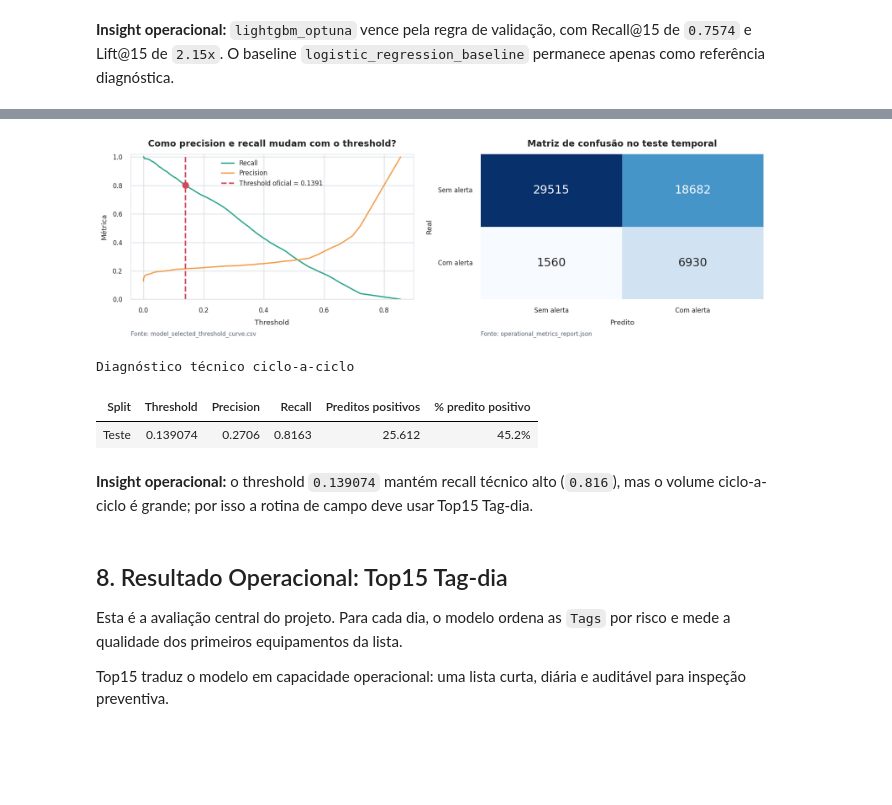
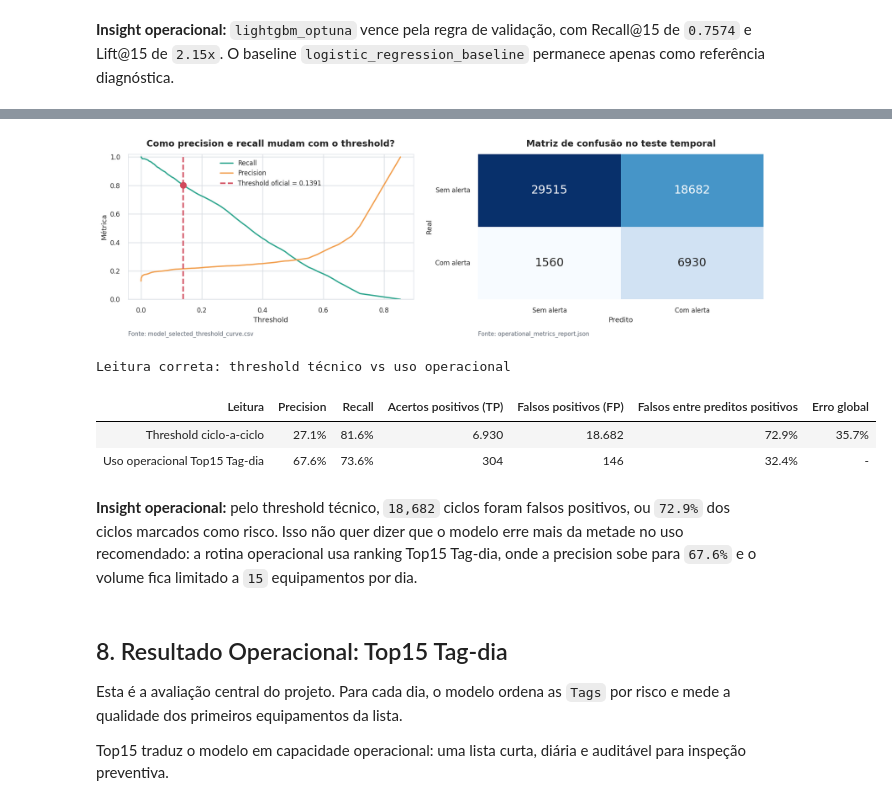
Before and after one commit to LuccaRomagnolli/Projeto-Vale, a Jupyter notebook: notebooks/main.ipynb, the cells around one changed output, grey strips where cells are left out. Drawn from its saved outputs; the diff is of its cells as text; code cells hidden in the pictures; blank space fills up the shorter version.

Commit message:
updates in main.ipynb, model_comparison.png, qc_dashboard.png, relatorio_plots_main.pdf

```diff
--- a/notebooks/main.ipynb
+++ b/notebooks/main.ipynb
@@ -681,50 +686,83 @@ fp = int(threshold_test["false_positive"])
 fn = int(threshold_test["false_negative"])
 tn = rows - tp - fp - fn
 cm = np.array([[tn, fp], [fn, tp]])
+predicted_positive = tp + fp
+false_share_among_alerts = fp / predicted_positive if predicted_positive else np.nan
+error_rate_global = (fp + fn) / rows if rows else np.nan
+accuracy_global = (tp + tn) / rows if rows else np.nan
 
 fig, axes = plt.subplots(1, 2, figsize=(15, 5))
 
 ax = axes[0]
 ax.plot(curve["threshold"], curve["recall"], label="Recall", color=PALETTE["teal"], linewidth=2)
 ax.plot(curve["threshold"], curve["precision"], label="Precision", color=PALETTE["orange"], linewidth=2)
 ax.axvline(threshold, color=PALETTE["red"], linestyle="--", label=f"Threshold oficial = {threshold:.4f}")
 ax.scatter([threshold], [selected_threshold_row["recall"]], color=PALETTE["red"], zorder=4)
 ax.set_title("Como precision e recall mudam com o threshold?")
 ax.set_xlabel("Threshold")
 ax.set_ylabel("Métrica")
 ax.set_ylim(0, 1.02)
 ax.legend()
 add_source_note(ax, "Fonte: model_selected_threshold_curve.csv")
 
 ax = axes[1]
 sns.heatmap(cm, annot=True, fmt="d", cmap="Blues", cbar=False, ax=ax)
 ax.set_title("Matriz de confusão no teste temporal")
 ax.set_xlabel("Predito")
 ax.set_ylabel("Real")
 ax.set_xticklabels(["Sem alerta", "Com alerta"])
 ax.set_yticklabels(["Sem alerta", "Com alerta"], rotation=0)
 add_source_note(ax, "Fonte: operational_metrics_report.json")
 
 plt.tight_layout()
 plt.show()
 
-threshold_table = pd.DataFrame([{
-    "Split": "Teste",
-    "Threshold": threshold,
-    "Precision": threshold_test["precision"],
-    "Recall": threshold_test["recall"],
-    "Preditos positivos": threshold_test["predicted_positive"],
-    "% predito positivo": threshold_test["predicted_positive_rate"],
-}])
-display(threshold_table.style.hide(axis="index").format({"Threshold": "{:.6f}", "Precision": "{:.4f}", "Recall": "{:.4f}", "Preditos positivos": lambda v: fmt_int(v), "% predito positivo": "{:.1%}"}).set_caption("Diagnóstico técnico ciclo-a-ciclo"))
+threshold_table = pd.DataFrame([
+    {
+        "Leitura": "Threshold ciclo-a-ciclo",
+        "Precision": threshold_test["precision"],
+        "Recall": threshold_test["recall"],
+        "Acertos positivos (TP)": tp,
+        "Falsos positivos (FP)": fp,
+        "Falsos entre preditos positivos": false_share_among_alerts,
+        "Erro global": error_rate_global,
+    },
+    {
+        "Leitura": "Uso operacional Top15 Tag-dia",
+        "Precision": topk15["precision_at_k"],
+        "Recall": topk15["recall_at_k"],
+        "Acertos positivos (TP)": topk15["positives_captured"],
+        "Falsos positivos (FP)": topk15["selected_alerts"] - topk15["positives_captured"],
+        "Falsos entre preditos positivos": 1 - topk15["precision_at_k"],
+        "Erro global": np.nan,
+    },
+])
 
-display(Markdown(f"**Insight operacional:** o threshold `{threshold:.6f}` mantém recall técnico alto (`{threshold_test['recall']:.3f}`), mas o volume ciclo-a-ciclo é grande; por isso a rotina de campo deve usar Top15 Tag-dia."))
+display(
+    threshold_table.style.hide(axis="index")
+    .format({
+        "Precision": "{:.1%}",
+        "Recall": "{:.1%}",
+        "Acertos positivos (TP)": lambda v: fmt_int(v),
+        "Falsos positivos (FP)": lambda v: fmt_int(v),
+        "Falsos entre preditos positivos": "{:.1%}",
+        "Erro global": lambda v: "-" if pd.isna(v) else f"{v:.1%}",
+    })
+    .set_caption("Leitura correta: threshold técnico vs uso operacional")
+)
+
+display(Markdown(
+    f"**Insight operacional:** pelo threshold técnico, `{fp:,.0f}` ciclos foram falsos positivos, "
+    f"ou `{false_share_among_alerts:.1%}` dos ciclos marcados como risco. Isso não quer dizer que o modelo erre mais da metade no uso recomendado: "
+    f"a rotina operacional usa ranking Top15 Tag-dia, onde a precision sobe para `{topk15['precision_at_k']:.1%}` e o volume fica limitado a `{topk15['alerts_per_day']:.0f}` equipamentos por dia."
+))
 # %% [output]
 [figure]
-Diagnóstico técnico ciclo-a-ciclo
+Leitura correta: threshold técnico vs uso operacional
-| Split | Threshold | Precision | Recall | Preditos positivos | % predito positivo |
-| Teste | 0.139074 | 0.2706 | 0.8163 | 25.612 | 45.2% |
+| Leitura | Precision | Recall | Acertos positivos (TP) | Falsos positivos (FP) | Falsos entre preditos positivos | Erro global |
+| Threshold ciclo-a-ciclo | 27.1% | 81.6% | 6.930 | 18.682 | 72.9% | 35.7% |
+| Uso operacional Top15 Tag-dia | 67.6% | 73.6% | 304 | 146 | 32.4% | - |
-**Insight operacional:** o threshold `0.139074` mantém recall técnico alto (`0.816`), mas o volume ciclo-a-ciclo é grande; por isso a rotina de campo deve usar Top15 Tag-dia.
+**Insight operacional:** pelo threshold técnico, `18,682` ciclos foram falsos positivos, ou `72.9%` dos ciclos marcados como risco. Isso não quer dizer que o modelo erre mais da metade no uso recomendado: a rotina operacional usa ranking Top15 Tag-dia, onde a precision sobe para `67.6%` e o volume fica limitado a `15` equipamentos por dia.
 # %% [markdown]
 ## 8. Resultado Operacional: Top15 Tag-dia
 
```
Also changed, not shown: parts of 3 cells of this notebook, 3 other files.
